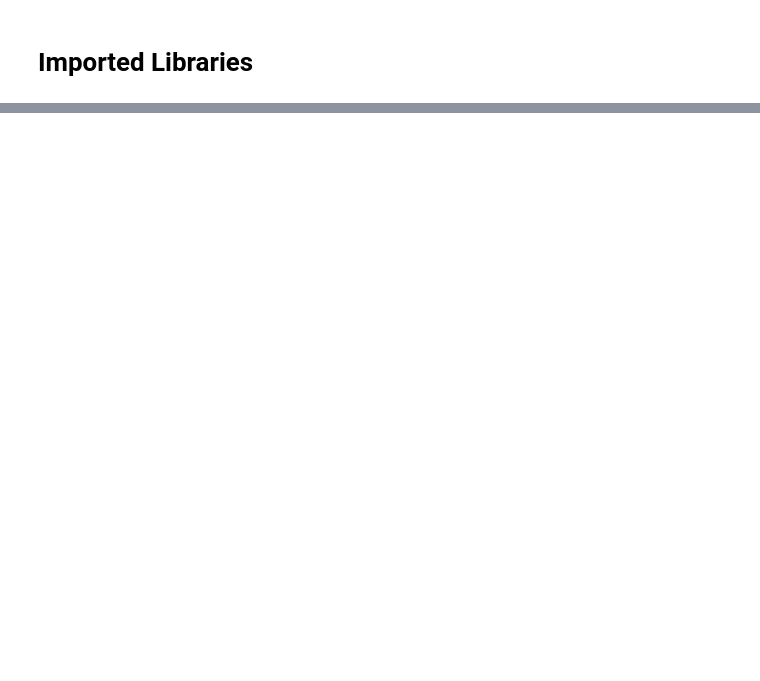
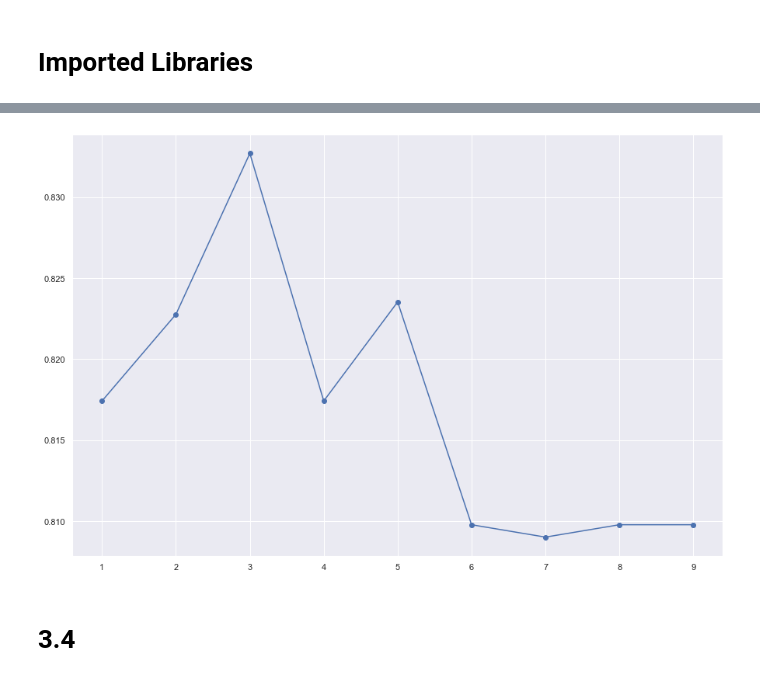
Before and after one commit to adebayodeji/Data-Science-Project, a Jupyter notebook: dadebayo_Deji_Adebayo.ipynb, the cells around one changed output, grey strips where cells are left out. Saved outputs shown, nothing was run; the diff lists cells and outputs as text; code cells hidden in the pictures; blank space fills up the shorter version.

```diff
--- a/dadebayo_Deji_Adebayo.ipynb
+++ b/dadebayo_Deji_Adebayo.ipynb
@@ -627,0 +145,16 @@ The mean square error(RF): 0.4602684169278997
+# %%
+neighbourList = list(range(1,10))
+sample_values = []
+for k in neighbourList:
+    classifierValue = KNeighborsClassifier(n_neighbors = k)
+    classifierValue.fit(titanicDataframePredictor, titanicDataframe["survived"])
+    PredictionValue = classifierValue.predict(titanicDataframePredictor)
+    sample_values_accuracy = accuracy_score(titanicDataframe["survived"], PredictionValue)
+    sample_values.append(sample_values_accuracy)
+
+plt.plot(neighbourList, sample_values, "bo-")
+plt.show()
+# %% [output]
+[figure, added]
+# %% [markdown]
+# 3.4
```
Also changed, not shown: parts of 74 cells of this notebook, 1 other file.
